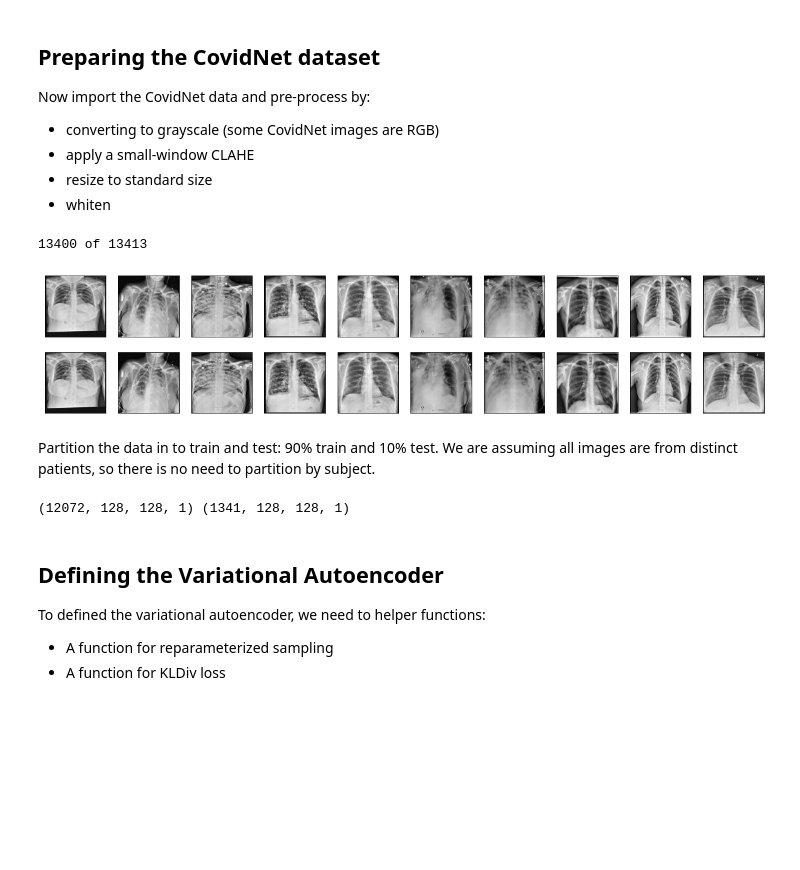
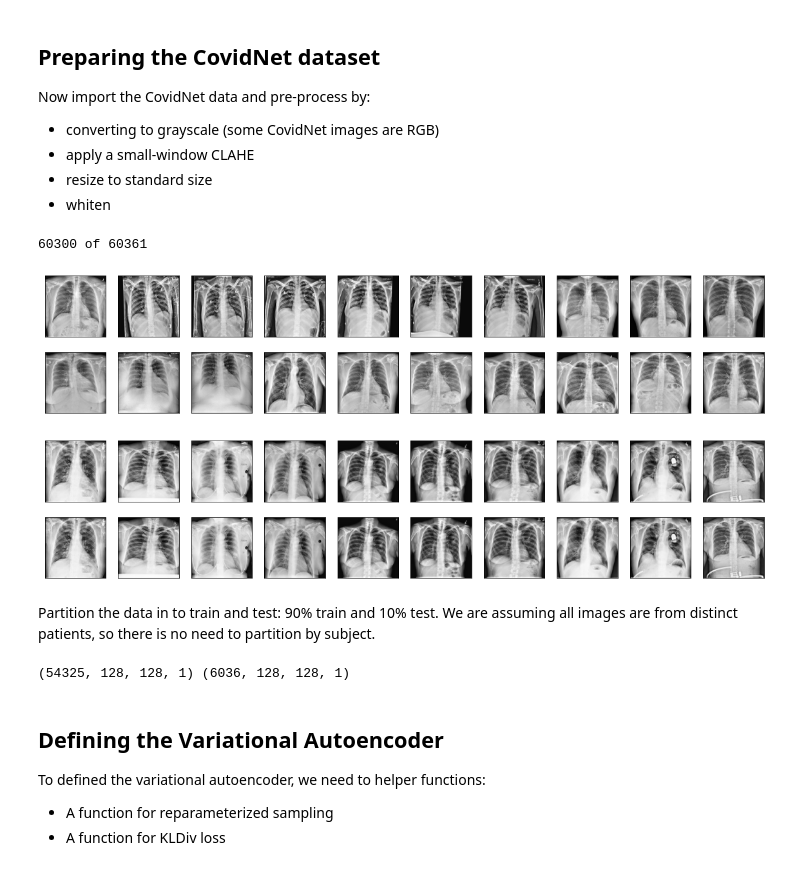
Before and after one commit to dg1an3/zebrastack, a Jupyter notebook: anat0mixer/zebrastack_v0_covidnet.ipynb, the cells around one changed output. Cells and saved outputs as stored; diff of their text form; code cells hidden in the pictures; blank space fills up the shorter version.

Commit message:
adding imagegen and auxiliary python files

```diff
--- a/anat0mixer/zebrastack_v0_covidnet.ipynb
+++ b/anat0mixer/zebrastack_v0_covidnet.ipynb
@@ -30,37 +30,44 @@ Now import the CovidNet data and pre-process by:
 * whiten
 # %%
 import glob
-pngs = glob.glob("e:/github/lin*/COVID*/data/train/*.png")
+# pngs = glob.glob("e:/github/lin*/COVID*/data/train/*.png")
+pngs = glob.glob("g:/DataAll/chest-nihcc/by_class/no_finding/*.png")
 
 import cv2
 clahe = cv2.createCLAHE(clipLimit=2.0, tileGridSize=(8,8))
 
 import imageio
 import numpy as np
 from skimage.transform import resize
 from skimage.color import rgb2gray
 from skimage.util import img_as_ubyte
+from IPython.display import clear_output
+
 sz = 128
 imgs = []
 for png in pngs[:]:
     if len(imgs) % 100 == 0:
+        clear_output(True)
         print('{0} of {1}'.format(len(imgs), len(pngs)), end = '\r')
+        if len(imgs) > 10:
+            show_original_decoded(imgs[-11:-1], imgs[-21:-11], sz)
     img = imageio.imread(png)
     if len(img.shape) > 2:
         img = rgb2gray(img)
         img = img_as_ubyte(img)
     img = clahe.apply(img)
     img = resize(img, (sz,sz))
     width = np.max(img) - np.min(img)
     img = img - np.min(img)
     img = img/width
     img = img.reshape((sz,sz,1))
     imgs = imgs + [img]
 
 show_original_decoded(imgs[:10], imgs[:10], sz)
 # %% [output]
-13400 of 13413
+60300 of 60361
-[figure, old version]
+[figure, new version]
+[figure, added]
 # %% [markdown]
 Partition the data in to train and test: 90% train and 10% test.  We are assuming all images are from distinct patients, so there is no need to partition by subject.
 # %%
@@ -70,7 +77,7 @@ x_train = imgs[test_count:]
 x_train, x_test = np.array(x_train), np.array(x_test)
 print(x_train.shape, x_test.shape)
 # %% [output]
-(12072, 128, 128, 1) (1341, 128, 128, 1)
+(54325, 128, 128, 1) (6036, 128, 128, 1)
 # %% [markdown]
 ## Defining the Variational Autoencoder
 To defined the variational autoencoder, we need to helper functions:
```
Also changed, not shown: parts of 12 cells of this notebook, 4 other files.
